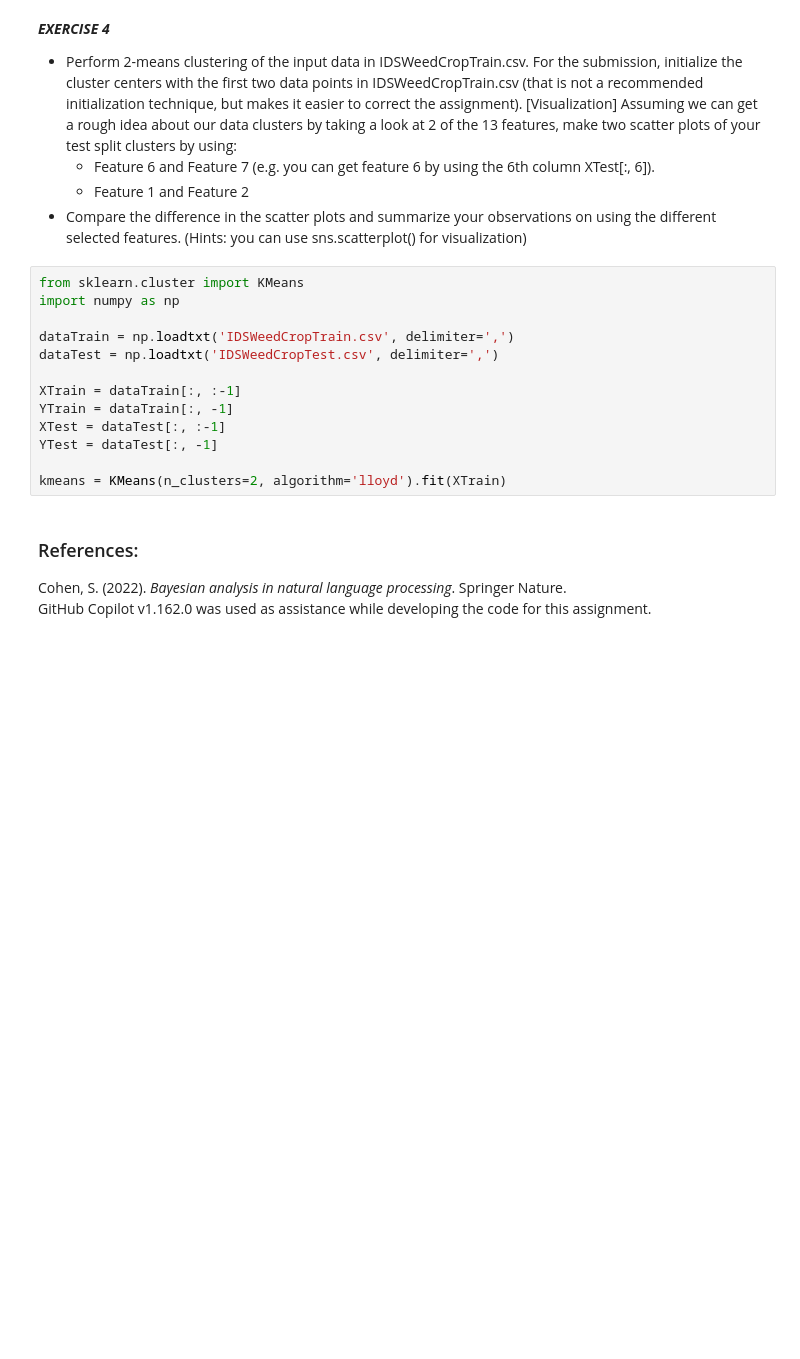
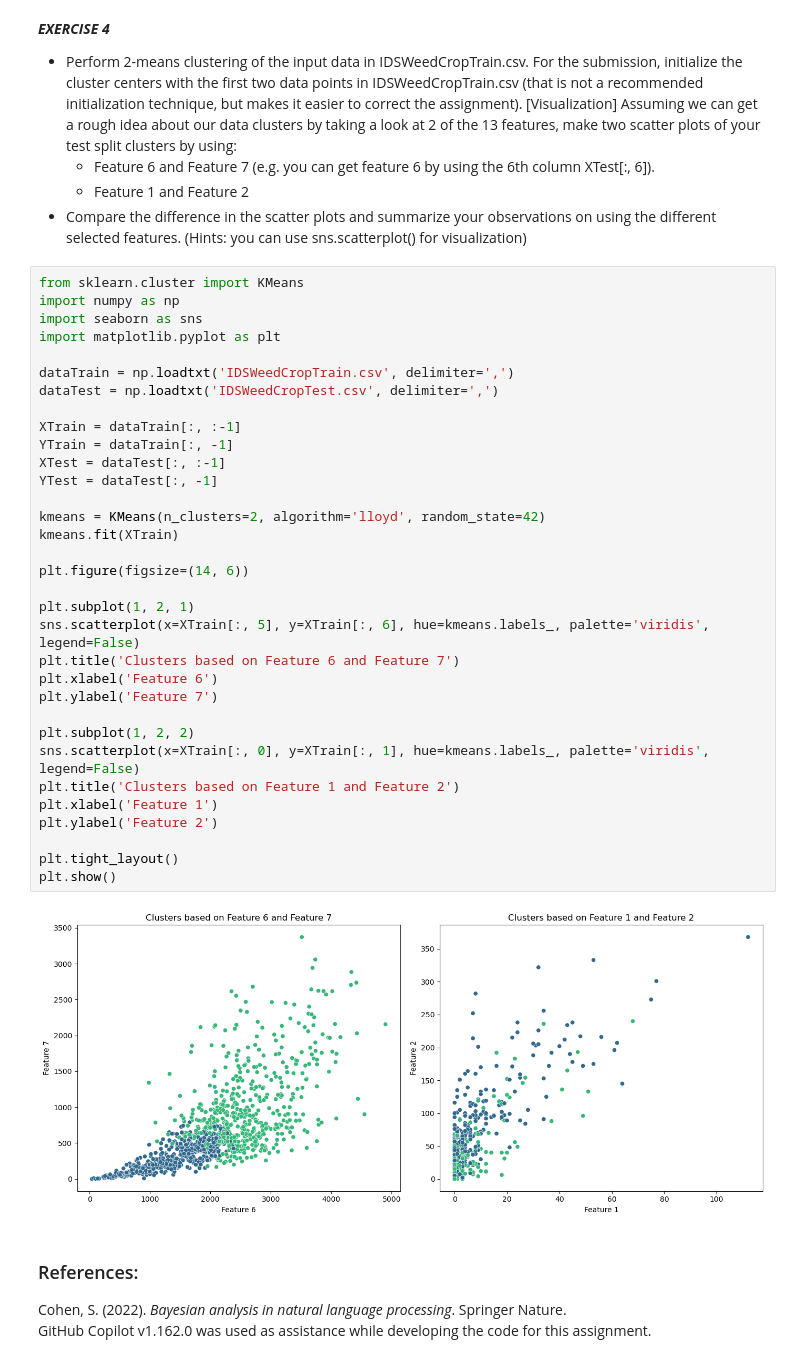
Before and after one commit to hjv300/IDS, a Jupyter notebook: assignment3/jesús.rabanal-álvarez.ipynb, the cells around one changed output. Drawn from its saved outputs; the diff is of its cells as text; blank space fills up the shorter version.

```diff
--- a/assignment3/jesús.rabanal-álvarez.ipynb
+++ b/assignment3/jesús.rabanal-álvarez.ipynb
@@ -64,16 +64,38 @@ selected features. (Hints: you can use sns.scatterplot() for visualization)
 # %%
 from sklearn.cluster import KMeans
 import numpy as np
+import seaborn as sns
+import matplotlib.pyplot as plt
 
 dataTrain = np.loadtxt('IDSWeedCropTrain.csv', delimiter=',')
 dataTest = np.loadtxt('IDSWeedCropTest.csv', delimiter=',')
 
 XTrain = dataTrain[:, :-1]
 YTrain = dataTrain[:, -1]
 XTest = dataTest[:, :-1]
 YTest = dataTest[:, -1]
 
-kmeans = KMeans(n_clusters=2, algorithm='lloyd').fit(XTrain)
+kmeans = KMeans(n_clusters=2, algorithm='lloyd', random_state=42)
+kmeans.fit(XTrain)
+
+plt.figure(figsize=(14, 6))
+
+plt.subplot(1, 2, 1)
+sns.scatterplot(x=XTrain[:, 5], y=XTrain[:, 6], hue=kmeans.labels_, palette='viridis', legend=False)
+plt.title('Clusters based on Feature 6 and Feature 7')
+plt.xlabel('Feature 6')
+plt.ylabel('Feature 7')
+
+plt.subplot(1, 2, 2)
+sns.scatterplot(x=XTrain[:, 0], y=XTrain[:, 1], hue=kmeans.labels_, palette='viridis', legend=False)
+plt.title('Clusters based on Feature 1 and Feature 2')
+plt.xlabel('Feature 1')
+plt.ylabel('Feature 2')
+
+plt.tight_layout()
+plt.show()
+# %% [output]
+[figure, added]
 # %% [markdown]
 <h3>References:</h3>
 Cohen, S. (2022). <em>Bayesian analysis in natural language processing</em>. Springer Nature.<br>
```
Also changed, not shown: parts of 1 cell of this notebook.
